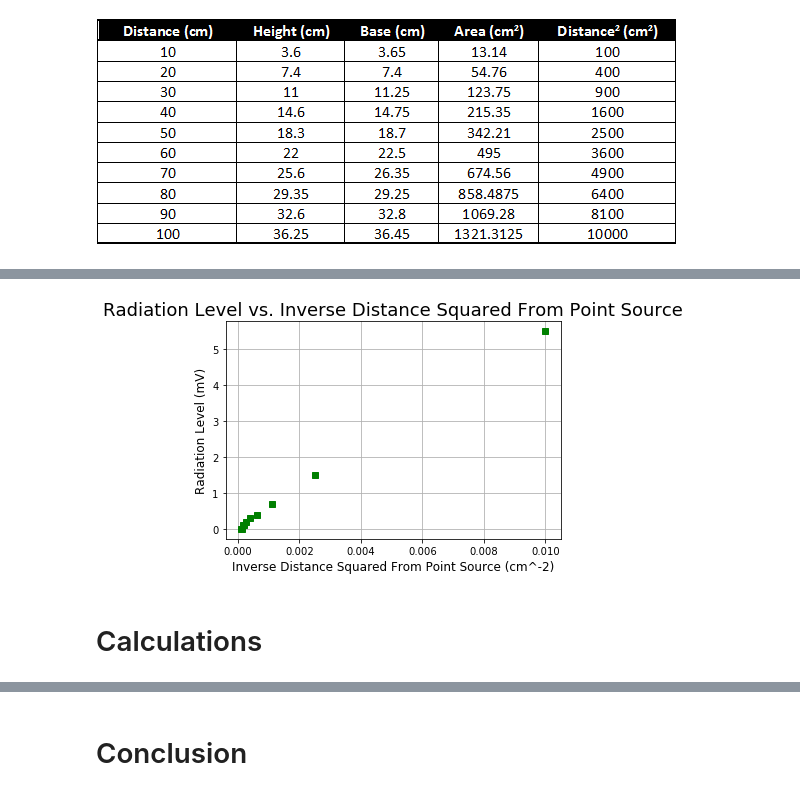
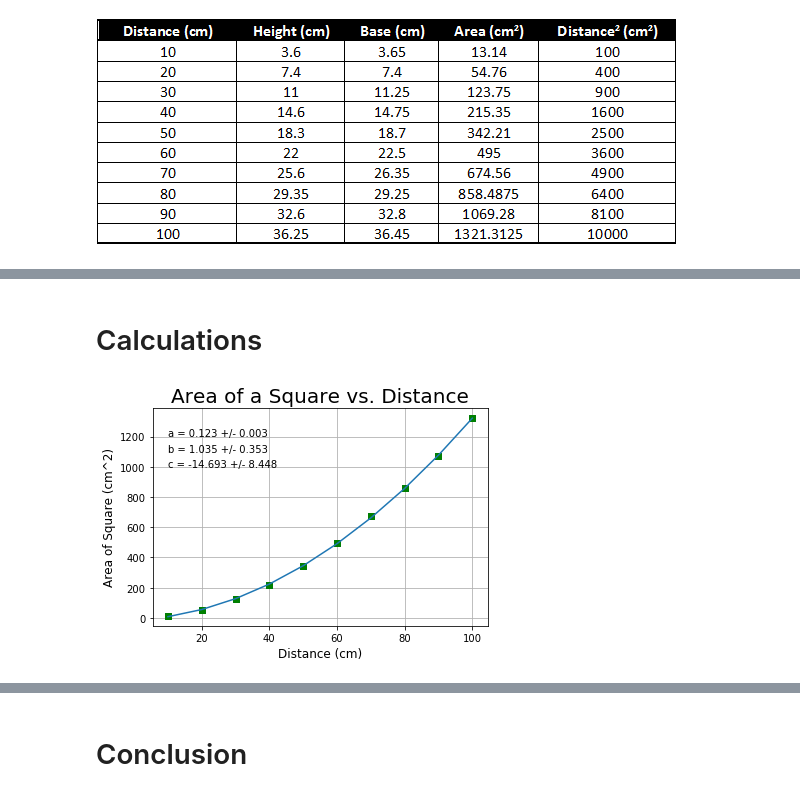
Before and after one commit to jsribaud/PHY363, a Jupyter notebook: lab02/ISL_cm_jc.ipynb, the cells around one changed output, grey strips where cells are left out. Saved outputs shown, nothing was run; the diff lists cells and outputs as text; code cells hidden in the pictures.

```diff
--- a/lab02/ISL_cm_jc.ipynb
+++ b/lab02/ISL_cm_jc.ipynb
@@ -131,32 +29,40 @@ plt.show()
-# %%
-Invxsqr=data['Invxsqr']
-
-fig=plt.figure()
-ax = fig.add_subplot(111)
-plt.plot(Invxsqr, Rad, 'gs')
-plt.axis('tight')
-
-plt.grid(True)
-
-plt.title('Radiation Level vs. Inverse Distance Squared From Point Source', fontsize=18)
-plt.xlabel('Inverse Distance Squared From Point Source (cm^-2)', fontsize=12)
-plt.ylabel('Radiation Level (mV)', fontsize=12)
-
-#def func(x, a, b, c):
-    #return a*x**2 + b*x + c
-
-
-#popt, pcov = curve_fit(func, Invxsqr, Rad)
-
-#ax.plot(Invxsqr, Rad,'gs')
-#ax.plot(Invxsqr, np.polyval(popt, Invxsqr), '-')
-#ax.text(10, 5, r"a = {0:.3f} +/- {1:.3f}".format(popt[0], pcov[0,0]**0.5))
-#ax.text(10, 4, r"b = {0:.3f} +/- {1:.3f}".format(popt[1], pcov[1,1]**0.5))
-#ax.text(10, 3 , r"c = {0:.3f} +/- {1:.3f}".format(popt[2], pcov[2,2]**0.5))
-
-
-plt.show()
-# %% [output]
-[figure, removed]
 # %% [markdown]
 # Calculations
+# %%
+from astropy.io import ascii
+import numpy as np
+import matplotlib.pyplot as plt
+import pandas as pd
+from scipy.optimize import curve_fit
+
+data=ascii.read("lab2part1.csv")
+
+Distance=data['Distance']
+Area=data['Area']
+
+fig=plt.figure()
+ax = fig.add_subplot(111)
+plt.plot(Distance, Area, 'bs')
+plt.axis('tight')
+ax.grid()
+
+plt.title('Area of a Square vs. Distance', fontsize=20)
+plt.xlabel('Distance (cm)', fontsize=12)
+plt.ylabel('Area of Square (cm^2)', fontsize=12)
+
+def func(x, a, b, c):
+    return a*x**2 + b*x + c
+
+popt, pcov = curve_fit(func, Distance, Area)
+
+
+
+ax.plot(Distance, Area,'gs')
+ax.plot(Distance, np.polyval(popt, Distance), '-')
+ax.text(10, 1200, r"a = {0:.3f} +/- {1:.3f}".format(popt[0], pcov[0,0]**0.5))
+ax.text(10, 1100, r"b = {0:.3f} +/- {1:.3f}".format(popt[1], pcov[1,1]**0.5))
+ax.text(10, 1000 , r"c = {0:.3f} +/- {1:.3f}".format(popt[2], pcov[2,2]**0.5))
+
+plt.show()
+# %% [output]
+[figure, added]
```
Also changed, not shown: parts of 16 cells of this notebook.
